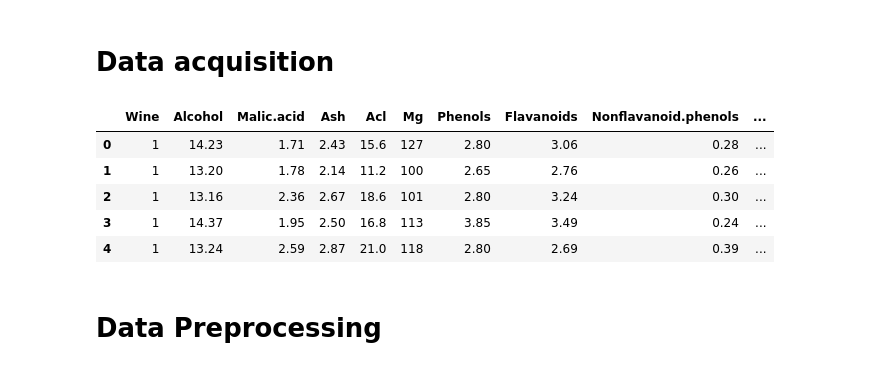
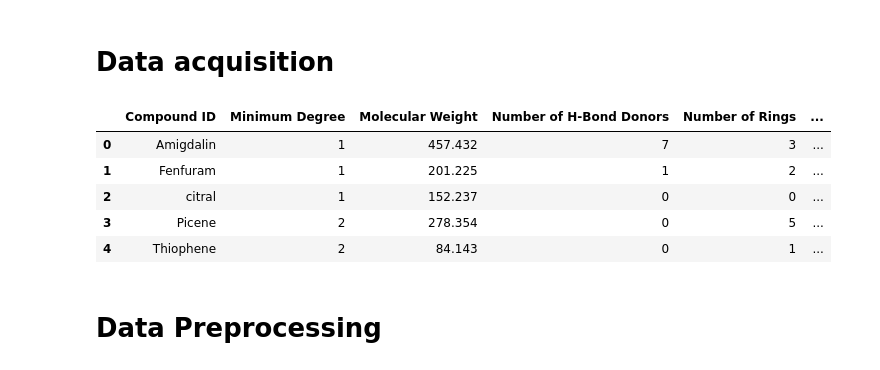
Before and after one commit to kwanda2426/projects, a Jupyter notebook: ML_In_Chem/Solubility_Reg_1077167_v1.ipynb, the cells around one changed output. Cells and saved outputs as stored; diff of their text form; code cells hidden in the pictures.

```diff
--- a/ML_In_Chem/Solubility_Reg_1077167_v1.ipynb
+++ b/ML_In_Chem/Solubility_Reg_1077167_v1.ipynb
@@ -72,16 +67,16 @@ from tabulate import tabulate
 # **Data acquisition**
 # %%
 # Reading data
-url = "https://raw.githubusercontent.com/kwanda2426/projects/main/ML_In_Chem/wine.csv"
+url = "https://raw.githubusercontent.com/kwanda2426/projects/main/ML_In_Chem/solubility.csv"
 df = pd.read_csv(url)
 df.head()
 # %% [output]
-|  | Wine | Alcohol | Malic.acid | Ash | Acl | Mg | Phenols | Flavanoids | Nonflavanoid.phenols | ... |
-| 0 | 1 | 14.23 | 1.71 | 2.43 | 15.6 | 127 | 2.80 | 3.06 | 0.28 | ... |
-| 1 | 1 | 13.20 | 1.78 | 2.14 | 11.2 | 100 | 2.65 | 2.76 | 0.26 | ... |
-| 2 | 1 | 13.16 | 2.36 | 2.67 | 18.6 | 101 | 2.80 | 3.24 | 0.30 | ... |
-| 3 | 1 | 14.37 | 1.95 | 2.50 | 16.8 | 113 | 3.85 | 3.49 | 0.24 | ... |
-| 4 | 1 | 13.24 | 2.59 | 2.87 | 21.0 | 118 | 2.80 | 2.69 | 0.39 | ... |
+|  | Compound ID | Minimum Degree | Molecular Weight | Number of H-Bond Donors | Number of Rings | ... |
+| 0 | Amigdalin | 1 | 457.432 | 7 | 3 | ... |
+| 1 | Fenfuram | 1 | 201.225 | 1 | 2 | ... |
+| 2 | citral | 1 | 152.237 | 0 | 0 | ... |
+| 3 | Picene | 2 | 278.354 | 0 | 5 | ... |
+| 4 | Thiophene | 2 | 84.143 | 0 | 1 | ... |
 # %% [markdown]
 # **Data Preprocessing**
 # %% [markdown]
```
Also changed, not shown: parts of 17 cells of this notebook.
